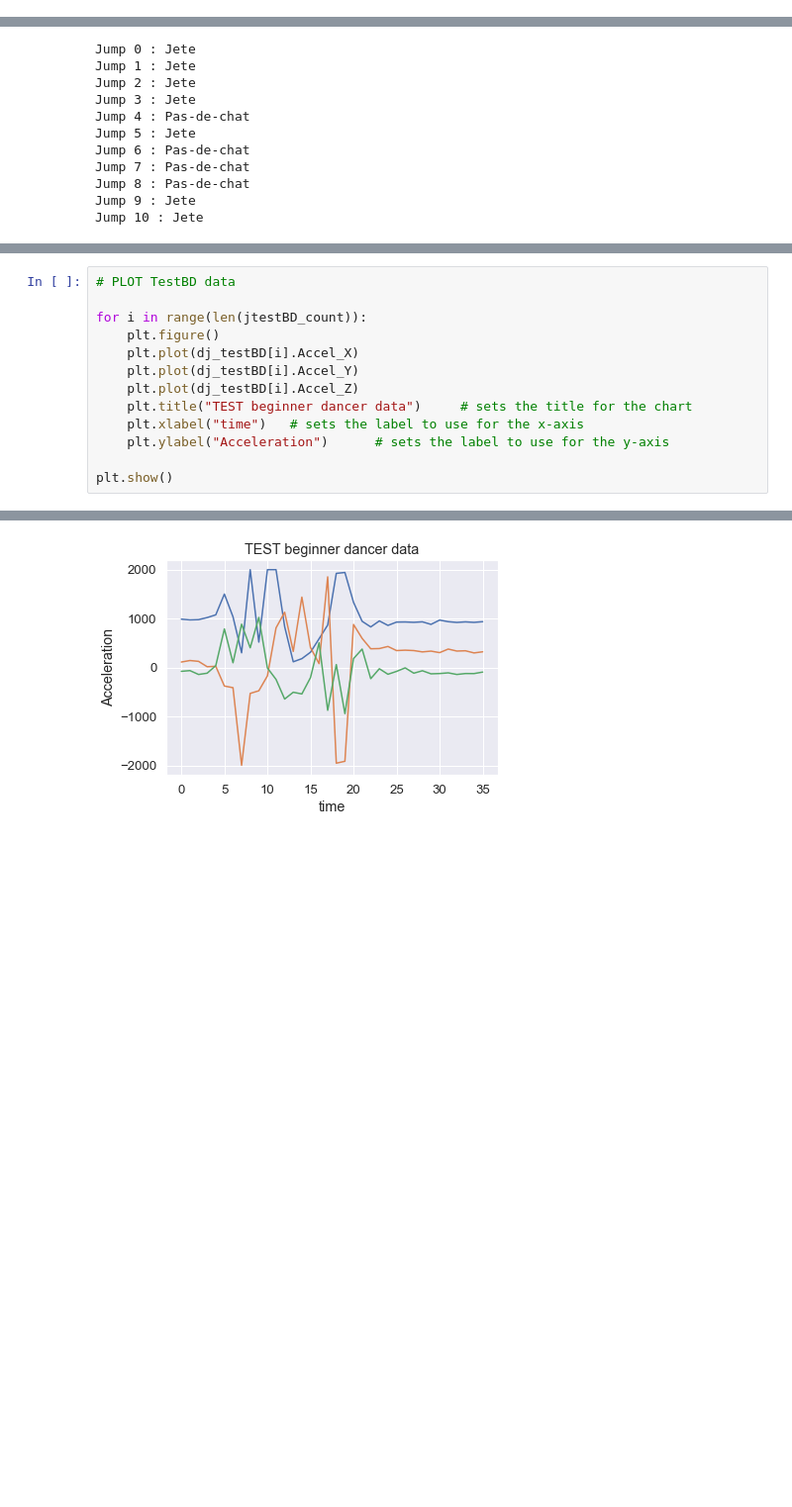
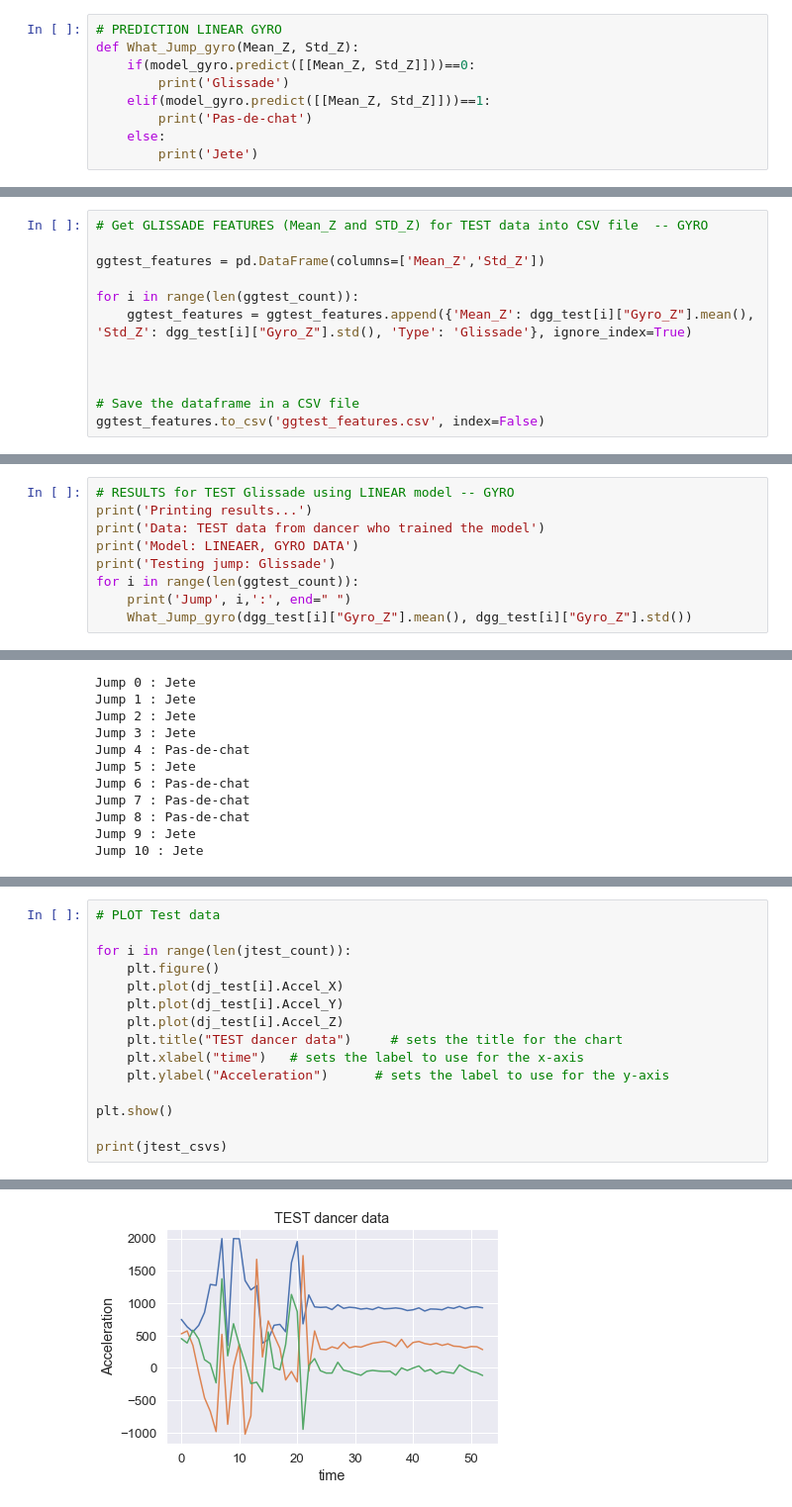
Before and after one commit to alb4876/ballet-jumps, a Jupyter notebook: Ballet.ipynb, the cells around one changed output, grey strips where cells are left out. Shown at 99% size. Cells and saved outputs as stored; diff of their text form; blank space fills up the shorter version.

Commit message:
Add files via upload
Added markup notes and began to look at GYRO data for the linear model.

```diff
--- a/Ballet.ipynb
+++ b/Ballet.ipynb
@@ -736,0 +758,9 @@ Jump 9 : Glissade
+# %%
+# PREDICTION LINEAR GYRO
+def What_Jump_gyro(Mean_Z, Std_Z):
+    if(model_gyro.predict([[Mean_Z, Std_Z]]))==0:
+        print('Glissade')
+    elif(model_gyro.predict([[Mean_Z, Std_Z]]))==1:
+        print('Pas-de-chat')
+    else:
+        print('Jete')
@@ -736,0 +859,12 @@ Jump 9 : Glissade
+# %%
+# Get GLISSADE FEATURES (Mean_Z and STD_Z) for TEST data into CSV file  -- GYRO
+
+ggtest_features = pd.DataFrame(columns=['Mean_Z','Std_Z'])
+
+for i in range(len(ggtest_count)):
+    ggtest_features = ggtest_features.append({'Mean_Z': dgg_test[i]["Gyro_Z"].mean(), 'Std_Z': dgg_test[i]["Gyro_Z"].std(), 'Type': 'Glissade'}, ignore_index=True)
+
+
+
+# Save the dataframe in a CSV file
+ggtest_features.to_csv('ggtest_features.csv', index=False)
@@ -736,0 +926,9 @@ Jump 9 : Glissade
+# %%
+# RESULTS for TEST Glissade using LINEAR model -- GYRO
+print('Printing results...')
+print('Data: TEST data from dancer who trained the model')
+print('Model: LINEAER, GYRO DATA')
+print('Testing jump: Glissade')
+for i in range(len(ggtest_count)):
+    print('Jump', i,':', end=" ")
+    What_Jump_gyro(dgg_test[i]["Gyro_Z"].mean(), dgg_test[i]["Gyro_Z"].std())
@@ -1251,14 +1483,16 @@ Jump 10 : Jete
 # %%
-# PLOT TestBD data
+# PLOT Test data
 
-for i in range(len(jtestBD_count)):
+for i in range(len(jtest_count)):
     plt.figure()
-    plt.plot(dj_testBD[i].Accel_X)
-    plt.plot(dj_testBD[i].Accel_Y)
-    plt.plot(dj_testBD[i].Accel_Z)
-    plt.title("TEST beginner dancer data")     # sets the title for the chart
+    plt.plot(dj_test[i].Accel_X)
+    plt.plot(dj_test[i].Accel_Y)
+    plt.plot(dj_test[i].Accel_Z)
+    plt.title("TEST dancer data")     # sets the title for the chart
     plt.xlabel("time")   # sets the label to use for the x-axis
     plt.ylabel("Acceleration")      # sets the label to use for the y-axis
 
 plt.show()
+
+print(jtest_csvs)
 # %% [output]
@@ -1273 +1507 @@ plt.show()
-[figure, old version]
+[figure, new version]
```
Also changed, not shown: parts of 64 cells of this notebook.
